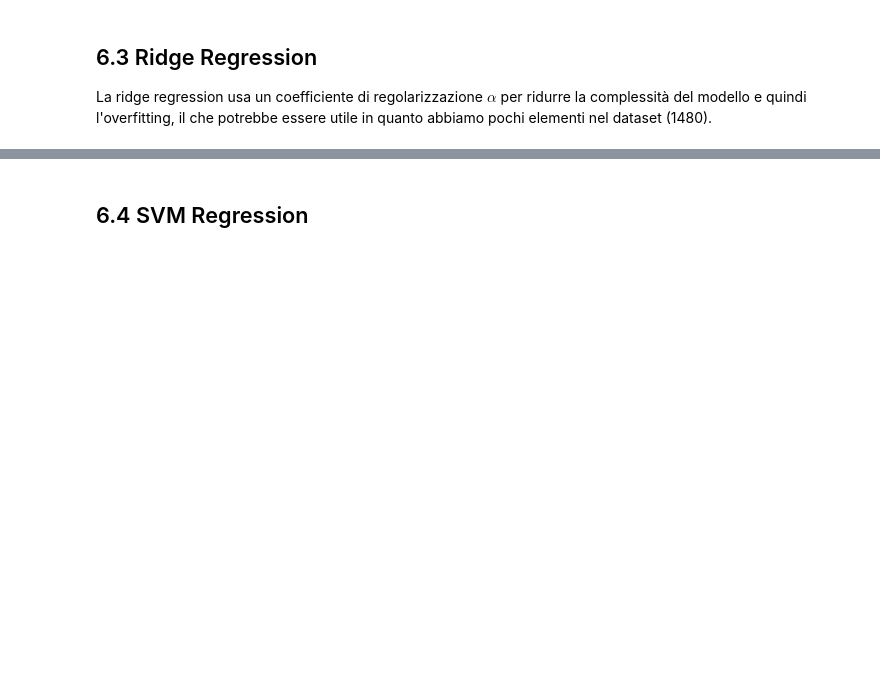
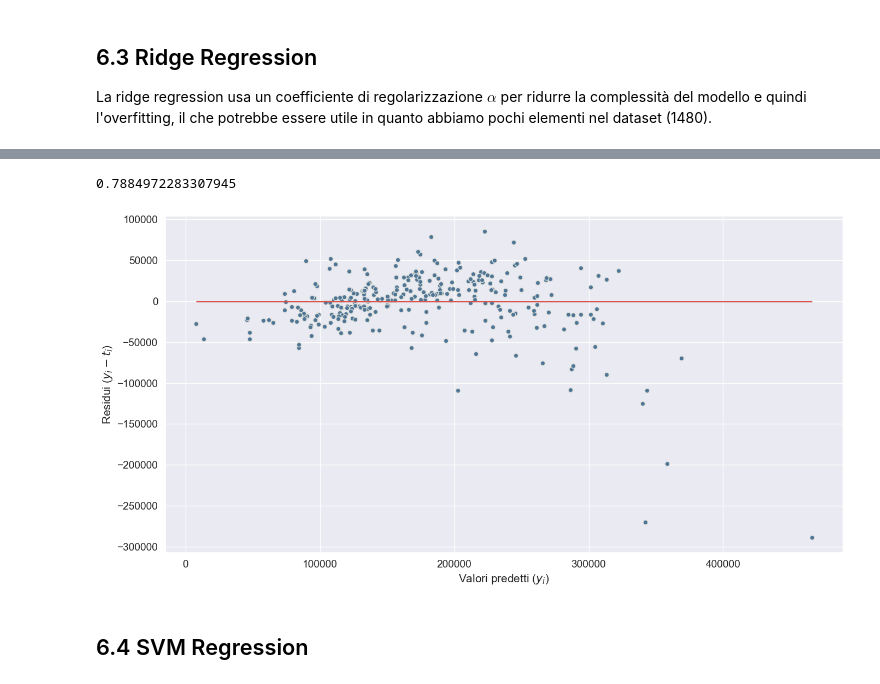
Before and after one commit to emelis-ptr/ProgettoML, a Jupyter notebook: code/notebook.ipynb, the cells around one changed output, grey strips where cells are left out. Cells and saved outputs as stored; diff of their text form; code cells hidden in the pictures; blank space fills up the shorter version.

```diff
--- a/code/notebook.ipynb
+++ b/code/notebook.ipynb
@@ -844,21 +876,21 @@ r2 with feature selection 0.79973731818157
 # %%
-def best_alpha_ridge(x_train, y_train, k_fs: int, with_fs=True):
+def best_alpha_ridge(x_train: DataFrame, y_train: Series, x_test: DataFrame, y_test: Series, k_fs: int, with_fs=True):
     scores = []
     best_alpha = 0
     best_r2 = 0.0
-    alphas = []#list(np.linspace(1, 10, 50))
-    alphas.append(np.linspace(0.5, 0.99, 20))
+    alphas = list(np.linspace(0.5, 10, 20))
     x_train_fs = x_train
     for a in alphas:
         if with_fs:
             x_train_fs = mutual_info_feature_selection(x_train, y_train, k_fs)
-        r2_score = ridge_regression(x_train_fs, y_train, a)
-        print(f"Ridge alpha = {a} - r2 = {r2_score}")
+        r2_score_cv = ridge_regression_cv(x_train_fs, y_train, a)
+        r2_score = ridge_regression(x_train_fs, y_train, x_test, y_test, a)
+        print(f"Ridge alpha = {a} - r2_cv = {r2_score_cv} - r2 = {r2_score}")
         scores.append((a, r2_score))
         if r2_score > best_r2:
             best_r2 = r2_score
             best_alpha = a
     return best_alpha, scores
 
-alpha, scores = best_alpha_ridge(X_train_scaled, y_train, k)
+alpha, scores = best_alpha_ridge(X_train_scaled, y_train, X_test_scaled, y_test, k)
 # %% [output]
@@ -872,8 +923,11 @@ plot_scores(scores)
 # %%
-ridge_regression = Ridge(alpha=alpha, random_state=42)
-ridge_regression.fit(fs_X_train, y_train)
+score_ridge_regression = ridge_regression(fs_X_train, y_train, X_test_scaled[fs_X_train.columns] , y_test, alpha)
+print(score_ridge_regression)
 
-print(lasso_regression.score(X_test_scaled[fs_X_train.columns], y_test))
+prediction_plot(y_test, y_pred)
+# %% [output]
+0.7884972283307945
+[figure, added]
 # %% [markdown]
 ## 6.4 SVM Regression
 # %% [markdown]
```
Also changed, not shown: parts of 12 cells of this notebook.
